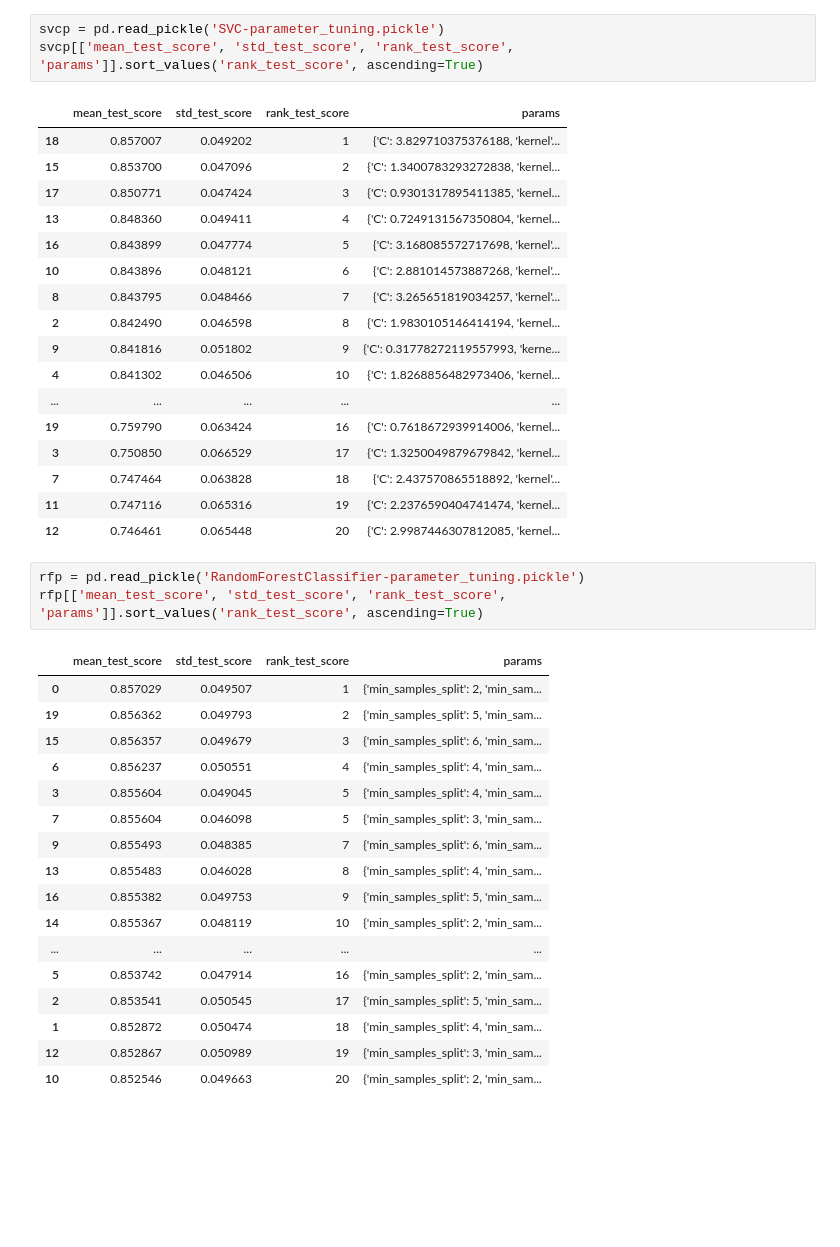
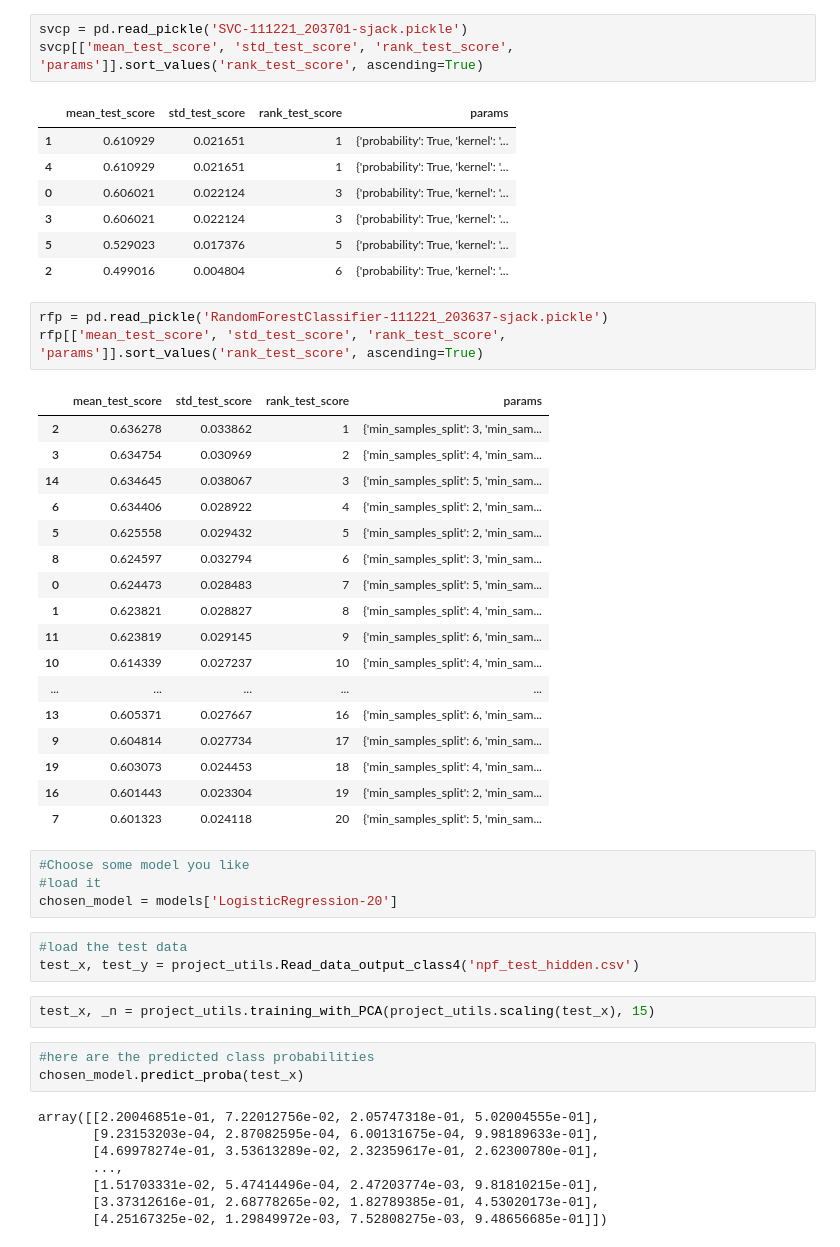
Before and after one commit to yherin/iml-project98, a Jupyter notebook: model_validation_CV.ipynb, the cells around one changed output. Drawn from its saved outputs; the diff is of its cells as text; blank space fills up the shorter version.

```diff
--- a/model_validation_CV.ipynb
+++ b/model_validation_CV.ipynb
@@ -102,42 +99,52 @@ lrp[['mean_test_score', 'std_test_score', 'rank_test_score', 'params']].sort_val
 # %%
-svcp = pd.read_pickle('SVC-parameter_tuning.pickle')
+svcp = pd.read_pickle('SVC-111221_203701-sjack.pickle')
 svcp[['mean_test_score', 'std_test_score', 'rank_test_score', 'params']].sort_values('rank_test_score', ascending=True)
 # %% [output]
 |  | mean_test_score | std_test_score | rank_test_score | params |
-| 18 | 0.857007 | 0.049202 | 1 | {'C': 3.829710375376188, 'kernel'... |
-| 15 | 0.853700 | 0.047096 | 2 | {'C': 1.3400783293272838, 'kernel... |
-| 17 | 0.850771 | 0.047424 | 3 | {'C': 0.9301317895411385, 'kernel... |
-| 13 | 0.848360 | 0.049411 | 4 | {'C': 0.7249131567350804, 'kernel... |
-| 16 | 0.843899 | 0.047774 | 5 | {'C': 3.168085572717698, 'kernel'... |
-| 10 | 0.843896 | 0.048121 | 6 | {'C': 2.881014573887268, 'kernel'... |
-| 8 | 0.843795 | 0.048466 | 7 | {'C': 3.265651819034257, 'kernel'... |
-| 2 | 0.842490 | 0.046598 | 8 | {'C': 1.9830105146414194, 'kernel... |
-| 9 | 0.841816 | 0.051802 | 9 | {'C': 0.31778272119557993, 'kerne... |
-| 4 | 0.841302 | 0.046506 | 10 | {'C': 1.8268856482973406, 'kernel... |
-| ... | ... | ... | ... | ... |
-| 19 | 0.759790 | 0.063424 | 16 | {'C': 0.7618672939914006, 'kernel... |
-| 3 | 0.750850 | 0.066529 | 17 | {'C': 1.3250049879679842, 'kernel... |
-| 7 | 0.747464 | 0.063828 | 18 | {'C': 2.437570865518892, 'kernel'... |
-| 11 | 0.747116 | 0.065316 | 19 | {'C': 2.2376590404741474, 'kernel... |
-| 12 | 0.746461 | 0.065448 | 20 | {'C': 2.9987446307812085, 'kernel... |
+| 1 | 0.610929 | 0.021651 | 1 | {'probability': True, 'kernel': '... |
+| 4 | 0.610929 | 0.021651 | 1 | {'probability': True, 'kernel': '... |
+| 0 | 0.606021 | 0.022124 | 3 | {'probability': True, 'kernel': '... |
+| 3 | 0.606021 | 0.022124 | 3 | {'probability': True, 'kernel': '... |
+| 5 | 0.529023 | 0.017376 | 5 | {'probability': True, 'kernel': '... |
+| 2 | 0.499016 | 0.004804 | 6 | {'probability': True, 'kernel': '... |
 # %%
-rfp = pd.read_pickle('RandomForestClassifier-parameter_tuning.pickle')
+rfp = pd.read_pickle('RandomForestClassifier-111221_203637-sjack.pickle')
 rfp[['mean_test_score', 'std_test_score', 'rank_test_score', 'params']].sort_values('rank_test_score', ascending=True)
 # %% [output]
 |  | mean_test_score | std_test_score | rank_test_score | params |
-| 0 | 0.857029 | 0.049507 | 1 | {'min_samples_split': 2, 'min_sam... |
-| 19 | 0.856362 | 0.049793 | 2 | {'min_samples_split': 5, 'min_sam... |
-| 15 | 0.856357 | 0.049679 | 3 | {'min_samples_split': 6, 'min_sam... |
-| 6 | 0.856237 | 0.050551 | 4 | {'min_samples_split': 4, 'min_sam... |
-| 3 | 0.855604 | 0.049045 | 5 | {'min_samples_split': 4, 'min_sam... |
-| 7 | 0.855604 | 0.046098 | 5 | {'min_samples_split': 3, 'min_sam... |
-| 9 | 0.855493 | 0.048385 | 7 | {'min_samples_split': 6, 'min_sam... |
-| 13 | 0.855483 | 0.046028 | 8 | {'min_samples_split': 4, 'min_sam... |
-| 16 | 0.855382 | 0.049753 | 9 | {'min_samples_split': 5, 'min_sam... |
-| 14 | 0.855367 | 0.048119 | 10 | {'min_samples_split': 2, 'min_sam... |
+| 2 | 0.636278 | 0.033862 | 1 | {'min_samples_split': 3, 'min_sam... |
+| 3 | 0.634754 | 0.030969 | 2 | {'min_samples_split': 4, 'min_sam... |
+| 14 | 0.634645 | 0.038067 | 3 | {'min_samples_split': 5, 'min_sam... |
+| 6 | 0.634406 | 0.028922 | 4 | {'min_samples_split': 2, 'min_sam... |
+| 5 | 0.625558 | 0.029432 | 5 | {'min_samples_split': 2, 'min_sam... |
+| 8 | 0.624597 | 0.032794 | 6 | {'min_samples_split': 3, 'min_sam... |
+| 0 | 0.624473 | 0.028483 | 7 | {'min_samples_split': 5, 'min_sam... |
+| 1 | 0.623821 | 0.028827 | 8 | {'min_samples_split': 4, 'min_sam... |
+| 11 | 0.623819 | 0.029145 | 9 | {'min_samples_split': 6, 'min_sam... |
+| 10 | 0.614339 | 0.027237 | 10 | {'min_samples_split': 4, 'min_sam... |
 | ... | ... | ... | ... | ... |
-| 5 | 0.853742 | 0.047914 | 16 | {'min_samples_split': 2, 'min_sam... |
-| 2 | 0.853541 | 0.050545 | 17 | {'min_samples_split': 5, 'min_sam... |
-| 1 | 0.852872 | 0.050474 | 18 | {'min_samples_split': 4, 'min_sam... |
-| 12 | 0.852867 | 0.050989 | 19 | {'min_samples_split': 3, 'min_sam... |
-| 10 | 0.852546 | 0.049663 | 20 | {'min_samples_split': 2, 'min_sam... |
+| 13 | 0.605371 | 0.027667 | 16 | {'min_samples_split': 6, 'min_sam... |
+| 9 | 0.604814 | 0.027734 | 17 | {'min_samples_split': 6, 'min_sam... |
+| 19 | 0.603073 | 0.024453 | 18 | {'min_samples_split': 4, 'min_sam... |
+| 16 | 0.601443 | 0.023304 | 19 | {'min_samples_split': 2, 'min_sam... |
+| 7 | 0.601323 | 0.024118 | 20 | {'min_samples_split': 5, 'min_sam... |
+# %%
+#Choose some model you like
+#load it
+chosen_model = models['LogisticRegression-20']
+# %%
+#load the test data
+test_x, test_y = project_utils.Read_data_output_class4('npf_test_hidden.csv')
+# %%
+test_x, _n = project_utils.training_with_PCA(project_utils.scaling(test_x), 15)
+# %%
+#here are the predicted class probabilities
+chosen_model.predict_proba(test_x)
+# %% [output]
+array([[2.20046851e-01, 7.22012756e-02, 2.05747318e-01, 5.02004555e-01],
+       [9.23153203e-04, 2.87082595e-04, 6.00131675e-04, 9.98189633e-01],
+       [4.69978274e-01, 3.53613289e-02, 2.32359617e-01, 2.62300780e-01],
+       ...,
+       [1.51703331e-02, 5.47414496e-04, 2.47203774e-03, 9.81810215e-01],
+       [3.37312616e-01, 2.68778265e-02, 1.82789385e-01, 4.53020173e-01],
+       [4.25167325e-02, 1.29849972e-03, 7.52808275e-03, 9.48656685e-01]])
```
Also changed, not shown: parts of 10 cells of this notebook, 9 other files.
